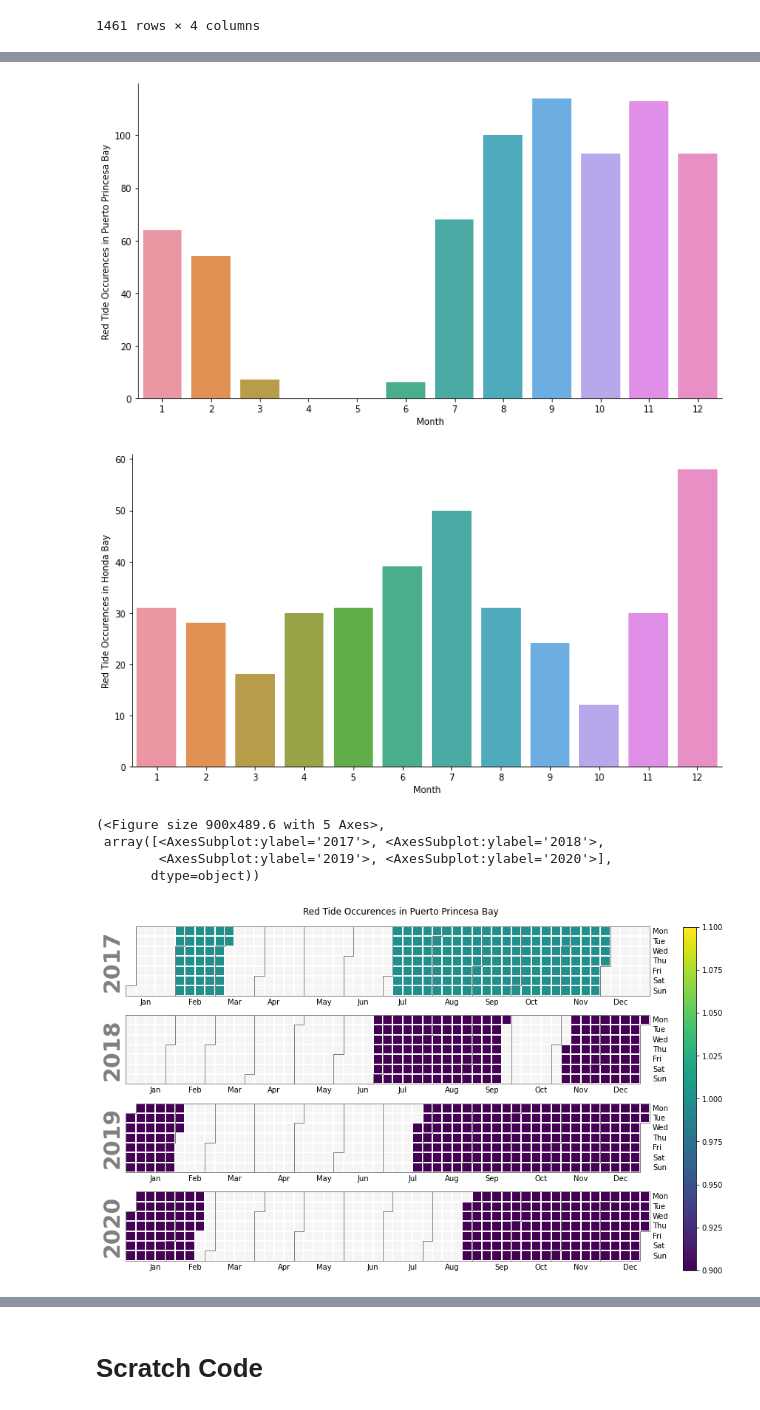
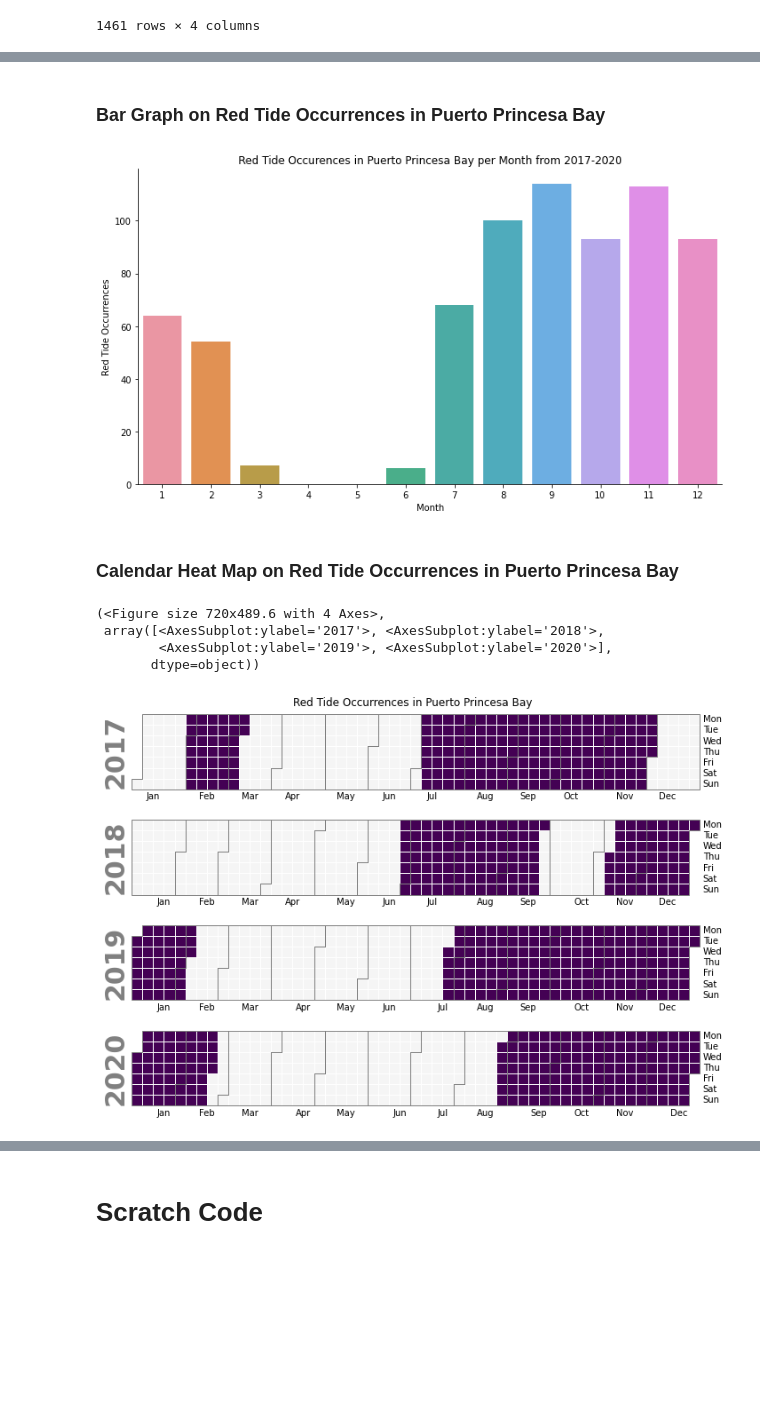
Before and after one commit to rlltj/OpenRefineFinalProject, a Jupyter notebook: OpenRefineMCO2(final).ipynb, the cells around one changed output, grey strips where cells are left out. Drawn from its saved outputs; the diff is of its cells as text; code cells hidden in the pictures; blank space fills up the shorter version.

Commit message:
Added observations and comments to (G) and removed prints

```diff
--- a/OpenRefineMCO2(final).ipynb
+++ b/OpenRefineMCO2(final).ipynb
@@ -385,7 +365,7 @@ for i in dataframelist:
     else:
         stryear = str(year)
 
-    print(months[twelvetracker] + " " + stryear)
+#     print(months[twelvetracker] + " " + stryear)
 
     #Formatting days to date
     dates = []
@@ -445,8 +425,8 @@ for i in dataframelist:
     i["coeff_interpretation"] = coeff_interpretation
 
     #Display the datarframes
-    display(i)
-    print('\n')
+#     display(i)
+#     print('\n')
 
     #This is to track and update the month
     twelvetracker = twelvetracker + 1
@@ -975,6 +831,8 @@ A value is trying to be set on a copy of a slice from a DataFrame
 
 See the caveats in the documentation: https://pandas.pydata.org/pandas-docs/stable/user_guide/indexing.html#returning-a-view-versus-a-copy
   finalDF['tidetype4'][i] = 0
+# %%
+finalDF = finalDF[['date', 'day', 'sunrise', 'sunset', 'moonrise', 'moonset', 'distance','tidetime1','tideheight1','tidetype1','tidetime2','tideheight2','tidetype2','tidetime3','tideheight3','tidetype3','tidetime4','tideheight4','tidetype4','coefficient','coeff_interpretation','redtide_pp','redtide_honda']]
 # %%
 finalDF.info()
 # %% [output]
@@ -1752,23 +1461,23 @@ total_rthonda_monthly
+# %% [markdown]
+### Bar Graph on Red Tide Occurrences in Puerto Princesa Bay
 # %%
-total_annual_plot_pp = sns.catplot(data=total_rtpp_monthly, kind="bar", x="Month", y="Red Tide Occurences in Puerto Princesa Bay")
-total_annual_plot_pp.set_axis_labels("Month", "Red Tide Occurences in Puerto Princesa Bay")
+# Creating a bar graph on the red tide occurrences in Puerto Princesa Bay
+total_annual_plot_pp = sns.catplot(data=total_rtpp_monthly, kind="bar", x="Month", y="Red Tide Occurrences").set(title='Red Tide Occurences in Puerto Princesa Bay per Month from 2017-2020')
+total_annual_plot_pp.set_axis_labels("Month", "Red Tide Occurrences")
 total_annual_plot_pp.fig.set_size_inches(10.5, 5.5)
 # %% [output]
-[figure, old version]
+[figure, new version]
-# %%
-total_annual_plot_honda = sns.catplot(data=total_rthonda_monthly, kind="bar", x="Month", y="Red Tide Occurences in Honda Bay")
-total_annual_plot_honda.set_axis_labels("Month", "Red Tide Occurences in Honda Bay")
-total_annual_plot_honda.fig.set_size_inches(10.5, 5.5)
-# %% [output]
-[figure, old version]
+# %% [markdown]
+### Calendar Heat Map on Red Tide Occurrences in Puerto Princesa Bay
 # %%
+# Creating a calendar heat map on the red tide occurrences in Puerto Princesa Bay
 data_pp = finalDF[["date", "redtide_pp"]]
 data_pp = data_pp.set_index("date")
 
-calplot.calplot(data_pp["redtide_pp"], suptitle="Red Tide Occurences in Puerto Princesa Bay")
+calplot.calplot(data_pp["redtide_pp"], suptitle="Red Tide Occurrences in Puerto Princesa Bay", colorbar=False)
 # %% [output]
-(<Figure size 900x489.6 with 5 Axes>,
+(<Figure size 720x489.6 with 4 Axes>,
  array([<AxesSubplot:ylabel='2017'>, <AxesSubplot:ylabel='2018'>,
         <AxesSubplot:ylabel='2019'>, <AxesSubplot:ylabel='2020'>],
        dtype=object))
-[figure, old version]
+[figure, new version]
```
Also changed, not shown: parts of 58 cells of this notebook.
